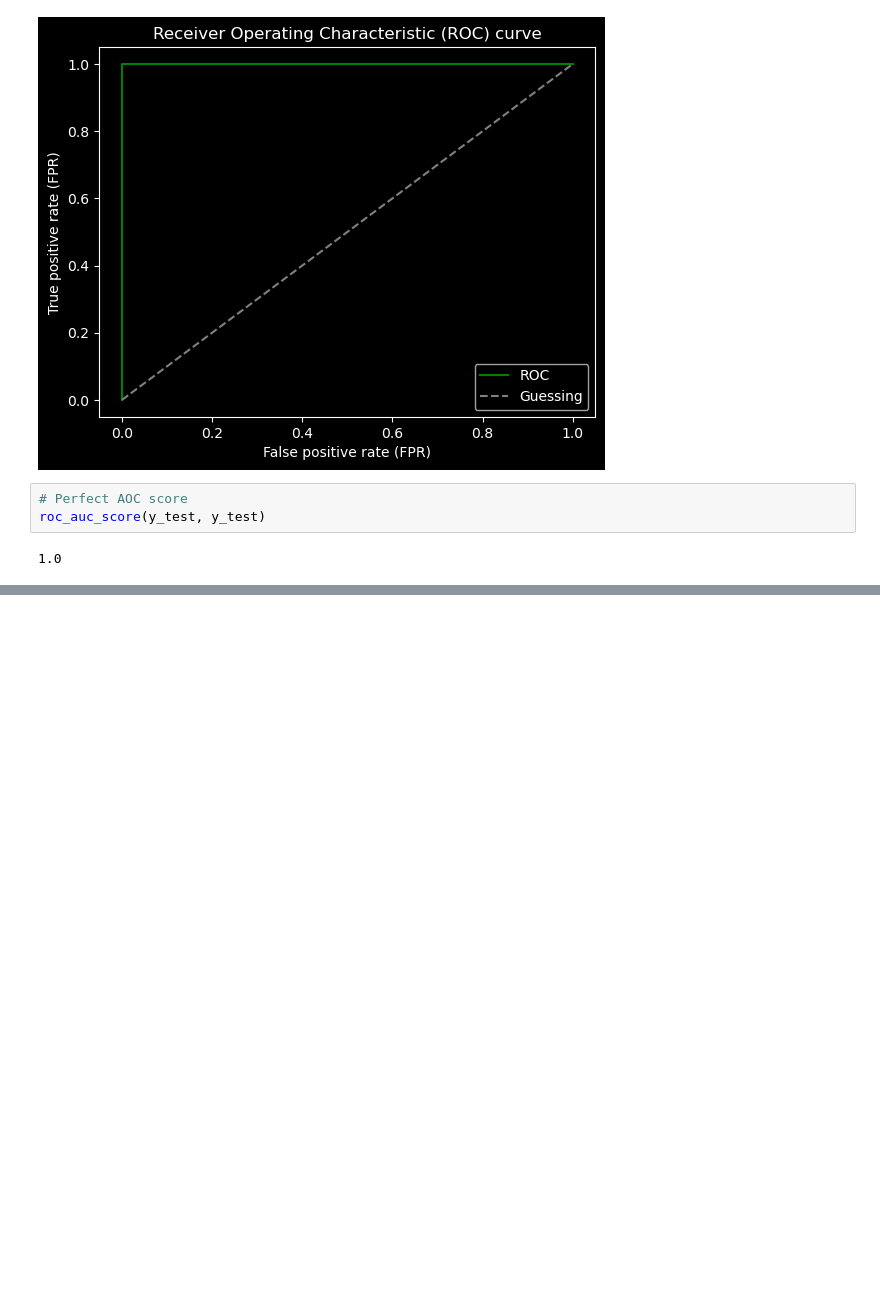
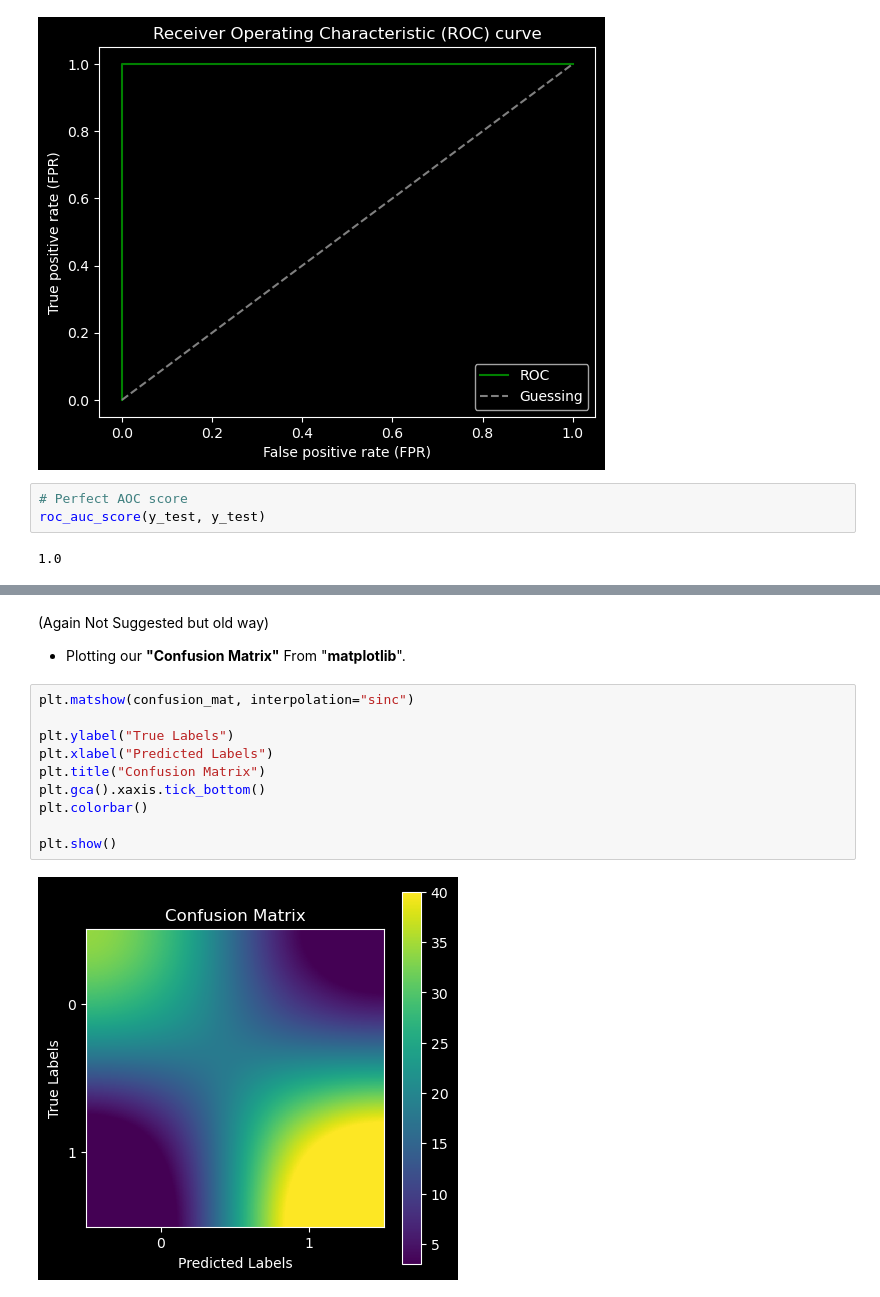
Before and after one commit to DarkDk123/ZTM-ML-Data-Science, a Jupyter notebook: 7. Scikit learn - Creating ML models/Scikit-learn Entire Breakdown.ipynb, the cells around one changed output, grey strips where cells are left out. Cells and saved outputs as stored; diff of their text form; blank space fills up the shorter version.

```diff
--- a/7. Scikit learn - Creating ML models/Scikit-learn Entire Breakdown.ipynb
+++ b/7. Scikit learn - Creating ML models/Scikit-learn Entire Breakdown.ipynb
@@ -1602,0 +1673,16 @@ roc_auc_score(y_test, y_test)
+# %% [markdown]
+(Again Not Suggested but old way)
+
+* Plotting our **"Confusion Matrix"** From "**matplotlib**".
+# %%
+plt.matshow(confusion_mat, interpolation="sinc")
+
+plt.ylabel("True Labels")
+plt.xlabel("Predicted Labels")
+plt.title("Confusion Matrix")
+plt.gca().xaxis.tick_bottom()
+plt.colorbar()
+
+plt.show()
+# %% [output]
+[figure, added]
```
Also changed, not shown: parts of 13 cells of this notebook.
